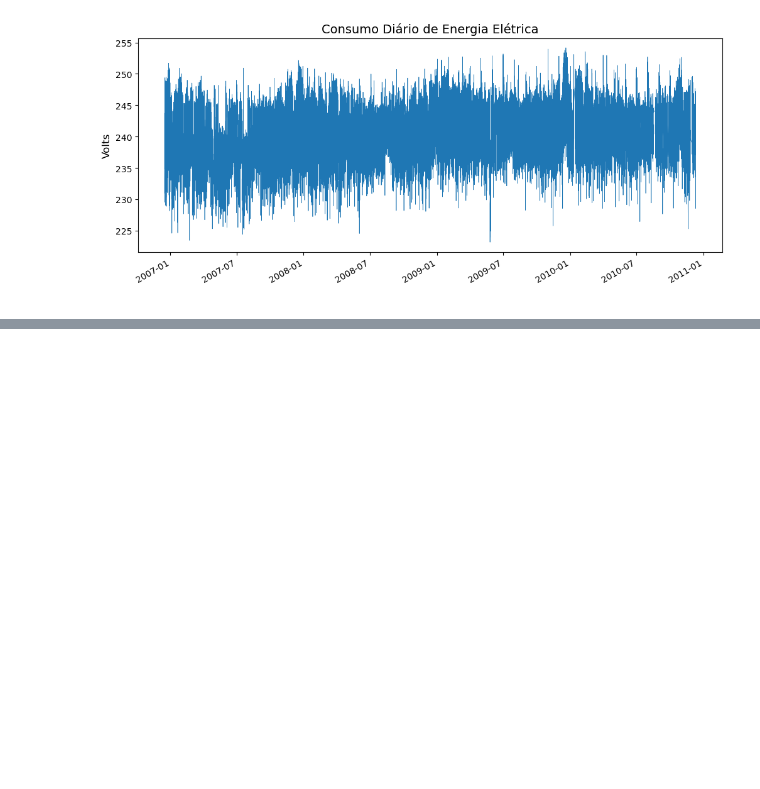
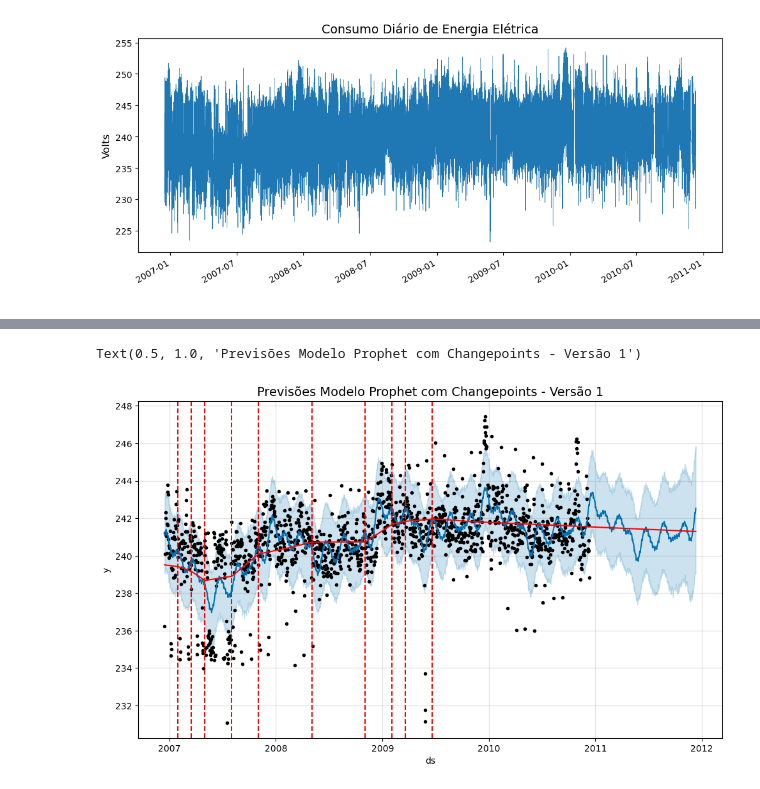
Before and after one commit to marcosmorais94/house_comsumption_forecast, a Jupyter notebook: house_power_timeseries.ipynb, the cells around one changed output, grey strips where cells are left out. Drawn from its saved outputs; the diff is of its cells as text; code cells hidden in the pictures; blank space fills up the shorter version.

```diff
--- a/house_power_timeseries.ipynb
+++ b/house_power_timeseries.ipynb
@@ -437,0 +617,10 @@ Text(0.5, 0, ' ')
+# %%
+# Plot com os changepoints detectados pelo prophet
+fig2 = modelo_v1.plot(forecast)
+a = add_changepoints_to_plot(fig2.gca(), modelo_v1, forecast)
+
+# Define título
+plt.title('Previsões Modelo Prophet com Changepoints - Versão 1', fontsize = 14)
+# %% [output]
+Text(0.5, 1.0, 'Previsões Modelo Prophet com Changepoints - Versão 1')
+[figure, added]
```
Also changed, not shown: parts of 54 cells of this notebook.
